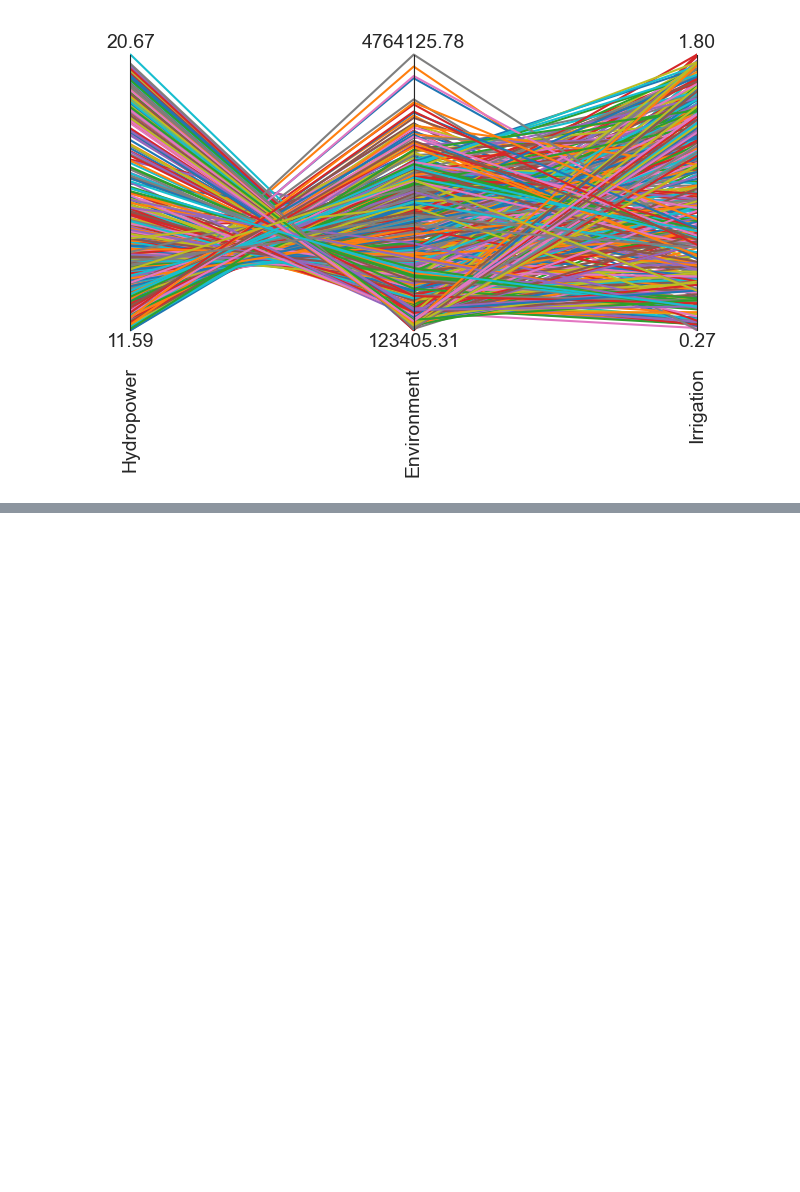
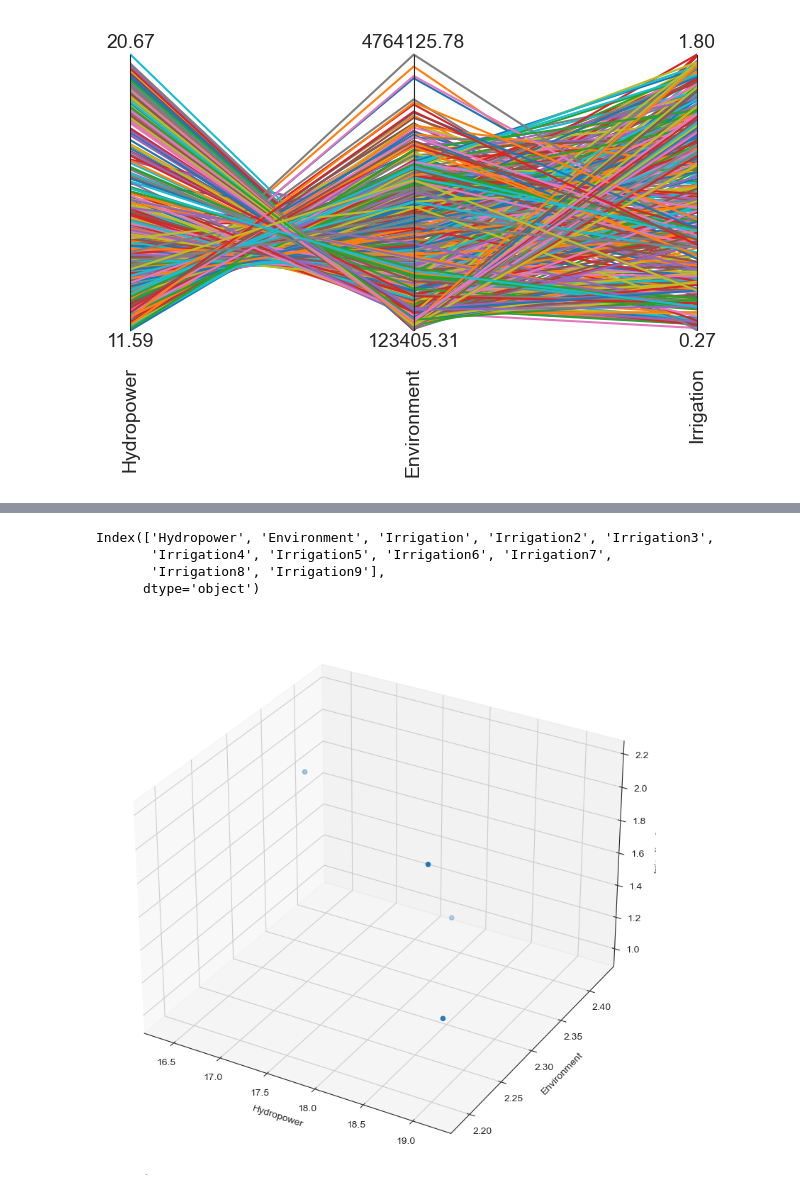
Before and after one commit to poeufs/16.02.22.Multiobjective, a Jupyter notebook: Multiobjective-multi-reservoir-control-d50e4da0f6a9a9c852b4904e640299adc96714bb/ZambeziSmashPython/optimization_results/Visualization_opt.ipynb, the cells around one changed output, grey strips where cells are left out. Cells and saved outputs as stored; diff of their text form; code cells hidden in the pictures; blank space fills up the shorter version.

Commit message:
irrigation disaggregation

```diff
--- a/Multiobjective-multi-reservoir-control-d50e4da0f6a9a9c852b4904e640299adc96714bb/ZambeziSmashPython/optimization_results/Visualization_opt.ipynb
+++ b/Multiobjective-multi-reservoir-control-d50e4da0f6a9a9c852b4904e640299adc96714bb/ZambeziSmashPython/optimization_results/Visualization_opt.ipynb
@@ -117,0 +59,5 @@ ReadError: not a gzip file
+# %%
+# Load the merged results
+column_names = ['Hydropower', 'Environment', 'Irrigation','Irrigation2','Irrigation3', 'Irrigation4', 'Irrigation5', 'Irrigation6',
+                'Irrigation7', 'Irrigation8', 'Irrigation9']
+df_irr = pd.read_csv(f"merged_results.csv", usecols = column_names)#, index_col=0) #, usecols = column_names)
@@ -117,0 +72,30 @@ ReadError: not a gzip file
+# %%
+print(df_irr.columns)
+# %% [output]
+Index(['Hydropower', 'Environment', 'Irrigation', 'Irrigation2', 'Irrigation3',
+       'Irrigation4', 'Irrigation5', 'Irrigation6', 'Irrigation7',
+       'Irrigation8', 'Irrigation9'],
+      dtype='object')
+# %%
+# Create a 3D plot
+from mpl_toolkits.mplot3d import Axes3D
+
+outcomes = df_irr #results.loc[:, ['max_P', 'utility', 'reliability']]
+
+fig = plt.figure(figsize=(10,10))
+ax = fig.add_subplot(111, projection='3d')
+ax.scatter(outcomes.Hydropower, outcomes.Environment, outcomes.Irrigation)
+ax.set_xlabel('Hydropower')
+ax.set_ylabel('Environment')
+ax.set_zlabel('Irrigation')
+ax.set_zlabel('Irrigation2')
+ax.set_zlabel('Irrigation3')
+ax.set_zlabel('Irrigation4')
+ax.set_zlabel('Irrigation5')
+ax.set_zlabel('Irrigation6')
+ax.set_zlabel('Irrigation7')
+ax.set_zlabel('Irrigation8')
+ax.set_zlabel('Irrigation9')
+plt.show()
+# %% [output]
+[figure, added]
```
Also changed, not shown: parts of 10 cells of this notebook, 3 other files.
